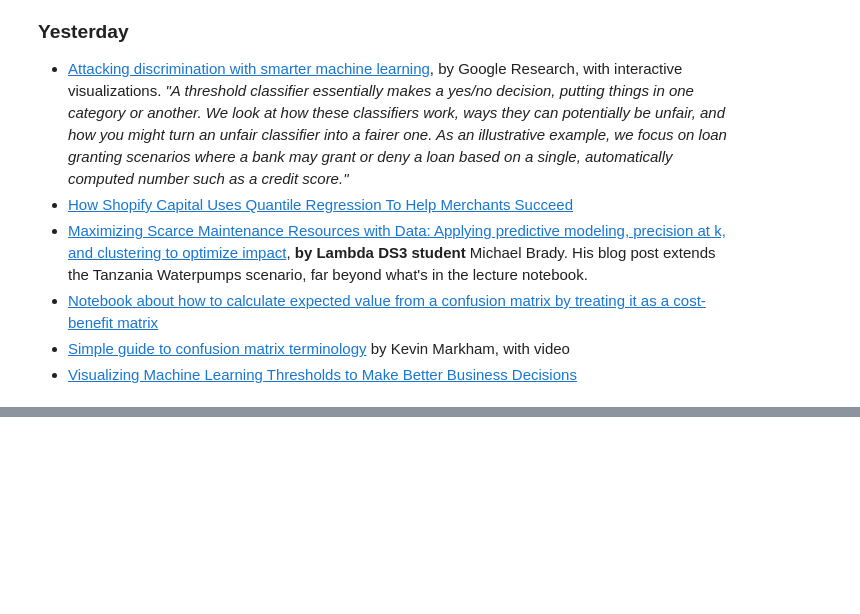
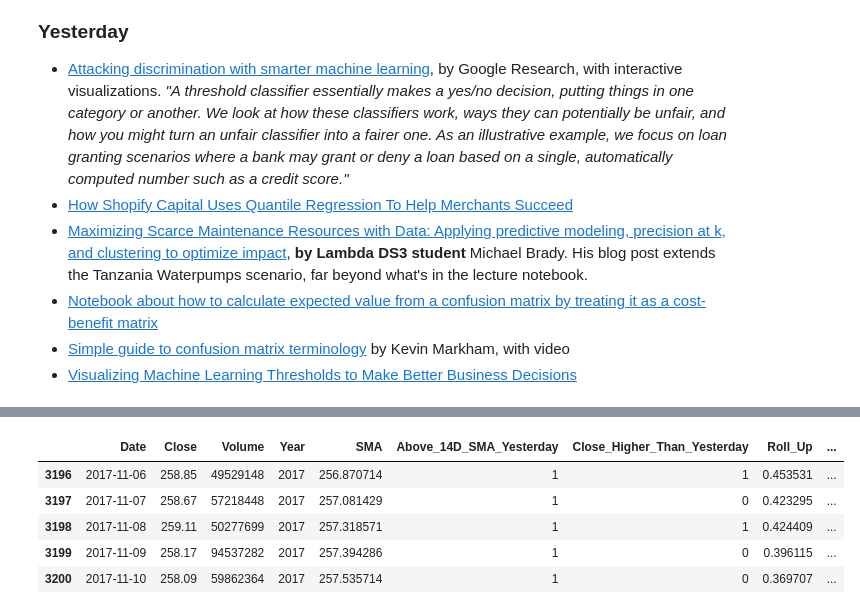
Before and after one commit to SarmenSinanian/DS-Unit-2-Applied-Modeling, a Jupyter notebook: Sarmen_Sinanian_assignment_applied_modeling_2.ipynb, the cells around one changed output, grey strips where cells are left out. Saved outputs shown, nothing was run; the diff lists cells and outputs as text; code cells hidden in the pictures; blank space fills up the shorter version.

```diff
--- a/Sarmen_Sinanian_assignment_applied_modeling_2.ipynb
+++ b/Sarmen_Sinanian_assignment_applied_modeling_2.ipynb
@@ -40,0 +471,85 @@ You need to complete an initial model today, because the rest of the week, we're
+# %%
+# import pandas.io.data
+import pandas as pd
+# import datetime
+# import matplotlib.pyplot as plt
+
+# # Window length for moving average
+# window_length = 14
+
+# # Dates
+# start = datetime.datetime(2010, 1, 1)
+# end = datetime.datetime(2013, 1, 27)
+
+# # # Get data
+# # data = pd.DataReader('AAPL', 'yahoo', start, end)
+# # # Get just the close
+# # close = data['Adj Close']
+
+Close = spy['Close']
+
+# # Get the difference in price from previous step
+# delta = close.diff()
+
+delta = Close.diff()
+
+# # Get rid of the first row, which is NaN since it did not have a previous
+# # row to calculate the differences
+delta = delta[1:]
+
+# # Make the positive gains (up) and negative gains (down) Series
+up, down = delta.copy(), delta.copy()
+up[up < 0] = 0
+down[down > 0] = 0
+
+# # Calculate the EWMA
+# roll_up1 = pandas.stats.moments.ewma(up, window_length)
+# roll_down1 = pandas.stats.moments.ewma(down.abs(), window_length)
+
+# roll_up1 = up.ewm(14)
+# roll_down1 = down.ewm(14)
+
+# roll_up1,roll_down1
+
+spy['Roll_Up'] = up
+spy['Roll_Down'] = down.abs()
+
+spy['Roll_Up'] = spy['Roll_Up'].ewm(com=14).mean()
+spy['Roll_Down'] = spy['Roll_Down'].ewm(com=14).mean()
+
+# spy.tail()
+
+# # Calculate the RSI based on EWMA
+# RS1 = roll_up1 / roll_down1
+# RSI1 = 100.0 - (100.0 / (1.0 + RS1))
+
+RS1 = spy['Roll_Up'] / spy['Roll_Down']
+RSI1 = 100.0 - (100.0 / (1.0 + RS1))
+
+spy['RSI'] = RSI1
+# spy.tail()
+
+# # Calculate the SMA
+# roll_up2 = pandas.rolling_mean(up, window_length)
+# roll_down2 = pandas.rolling_mean(down.abs(), window_length)
+
+# # Calculate the RSI based on SMA
+# RS2 = roll_up2 / roll_down2
+# RSI2 = 100.0 - (100.0 / (1.0 + RS2))
+
+# # Compare graphically
+# plt.figure()
+# RSI1.plot()
+# RSI2.plot()
+# plt.legend(['RSI via EWMA', 'RSI via SMA'])
+# plt.show()
+# up.head()
+
+spy.tail()
+# %% [output]
+|  | Date | Close | Volume | Year | SMA | Above_14D_SMA_Yesterday | Close_Higher_Than_Yesterday | Roll_Up | ... |
+| 3196 | 2017-11-06 | 258.85 | 49529148 | 2017 | 256.870714 | 1 | 1 | 0.453531 | ... |
+| 3197 | 2017-11-07 | 258.67 | 57218448 | 2017 | 257.081429 | 1 | 0 | 0.423295 | ... |
+| 3198 | 2017-11-08 | 259.11 | 50277699 | 2017 | 257.318571 | 1 | 1 | 0.424409 | ... |
+| 3199 | 2017-11-09 | 258.17 | 94537282 | 2017 | 257.394286 | 1 | 0 | 0.396115 | ... |
+| 3200 | 2017-11-10 | 258.09 | 59862364 | 2017 | 257.535714 | 1 | 0 | 0.369707 | ... |
```
Also changed, not shown: parts of 83 cells of this notebook.
